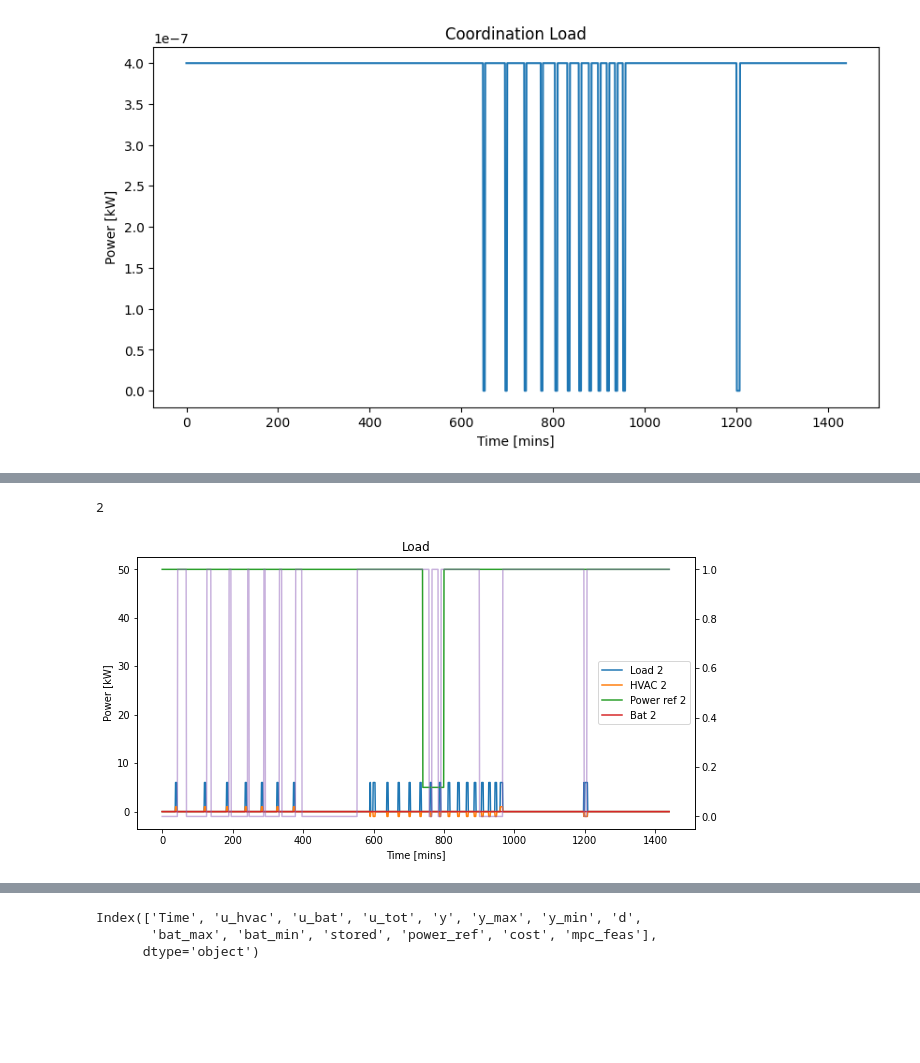
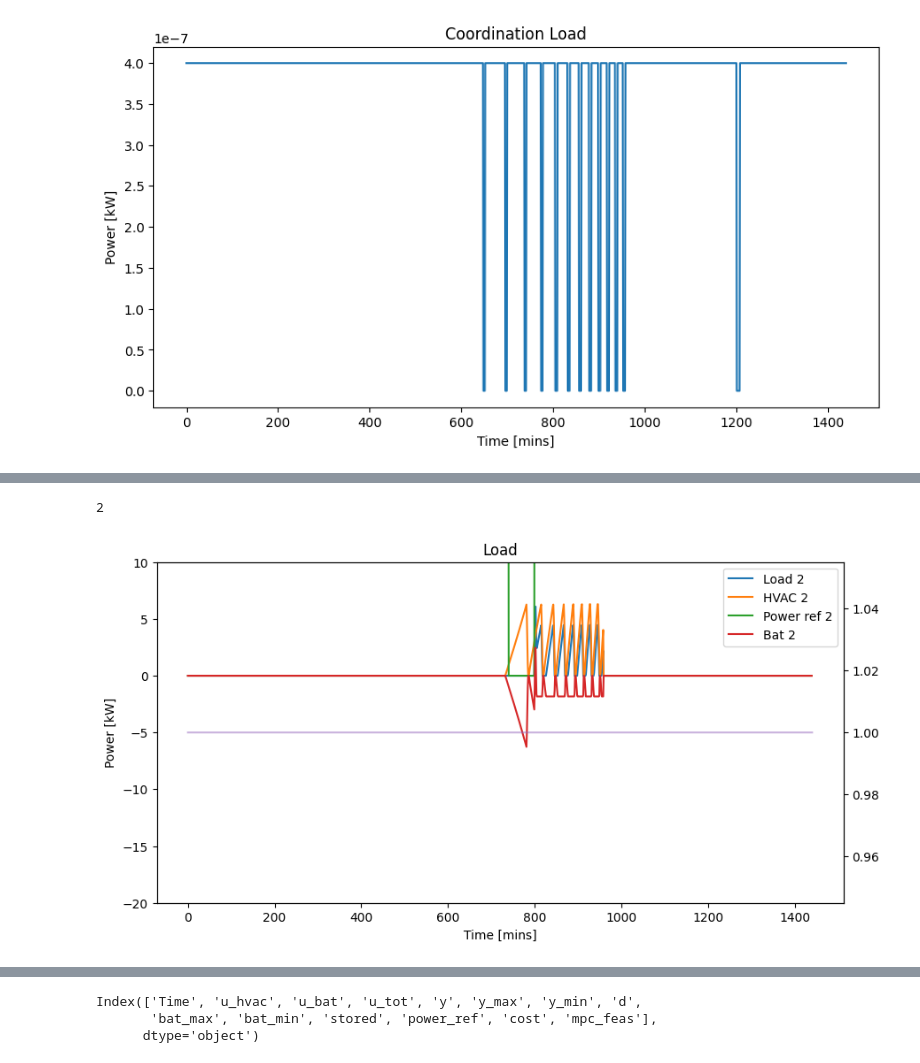
Before and after one commit to PIC-Lab/community_energy_control, a Jupyter notebook: community_sim/plotting.ipynb, the cells around one changed output, grey strips where cells are left out. Drawn from its saved outputs; the diff is of its cells as text; code cells hidden in the pictures; blank space fills up the shorter version.

Commit message:
Finished setting up building control

```diff
--- a/community_sim/plotting.ipynb
+++ b/community_sim/plotting.ipynb
@@ -12,7 +12,9 @@ from matplotlib.dates import date2num, datestr2num
 Last Run Plotting
 # %%
 compResultsDir = 'results/coord_return/'
-resultsDir = 'results/coord_mpc_9/'
+# resultsDir = 'results/coord_mpc_14/'
+resultsDir = 'results/noDeadband/'
+resultsDir = 'results/setpointControl_25/'
 # %%
 buildingList = [str(i) for i in range(1,29)]
 with open(resultsDir+'simParams.json') as fp:
@@ -460,0 +463,10 @@ fig.patch.set_facecolor('white')
+# %%
+fig, ax = plt.subplots(figsize=(10,5))
+ax.set_xlabel('Time [mins]')
+ax.set_ylabel('Power [kW]')
+ax.set_title('Load')
+for key, value in control_list.items():
+    ax.plot(value['u_cool'][:1440], label=f"HVAC {key}")
+
+ax.legend()
+fig.patch.set_facecolor('white')
@@ -461,28 +475,30 @@ fig.patch.set_facecolor('white')
 # %%
 fig, ax = plt.subplots(figsize=(10,5))
 ax.set_xlabel('Time [mins]')
 ax.set_ylabel('Power [kW]')
 ax.set_title('Load')
 for key, value in control_list.items():
     print(key)
     ax.plot(value['u_tot'][:1440], label=f"Load {key}")
-    ax.plot(value['u_hvac'][:1440], label=f"HVAC {key}")
+    # ax.plot(value['u_heat'][:1440] + value['u_cool'][:1440], label=f"HVAC {key}")
+    ax.plot(value['u_cool'][:1440], label=f"HVAC {key}")
     ax.plot(value['power_ref'][:1440], label=f"Power ref {key}")
     ax.plot(value['u_bat'][:1440], label=f"Bat {key}")
+    ax.set_ylim([-20,10])
 
     ax2 = ax.twinx()
     ax2.plot(value['mpc_feas'], c='tab:purple', alpha=0.5)
 # for key, value in coord_list.items():
 #     plt.plot(value['flexLoad'][:1440], label=f"Flex load {key}")
 # plt.xlim(0,100)
 
 
 
 ax.legend()
 fig.patch.set_facecolor('white')
 # %% [output]
 2
-[figure, old version]
+[figure, new version]
 # %%
 fig = plt.figure(figsize=(10,5))
 plt.xlabel('Time [mins]')
```
Also changed, not shown: parts of 24 cells of this notebook, 11 other files.
